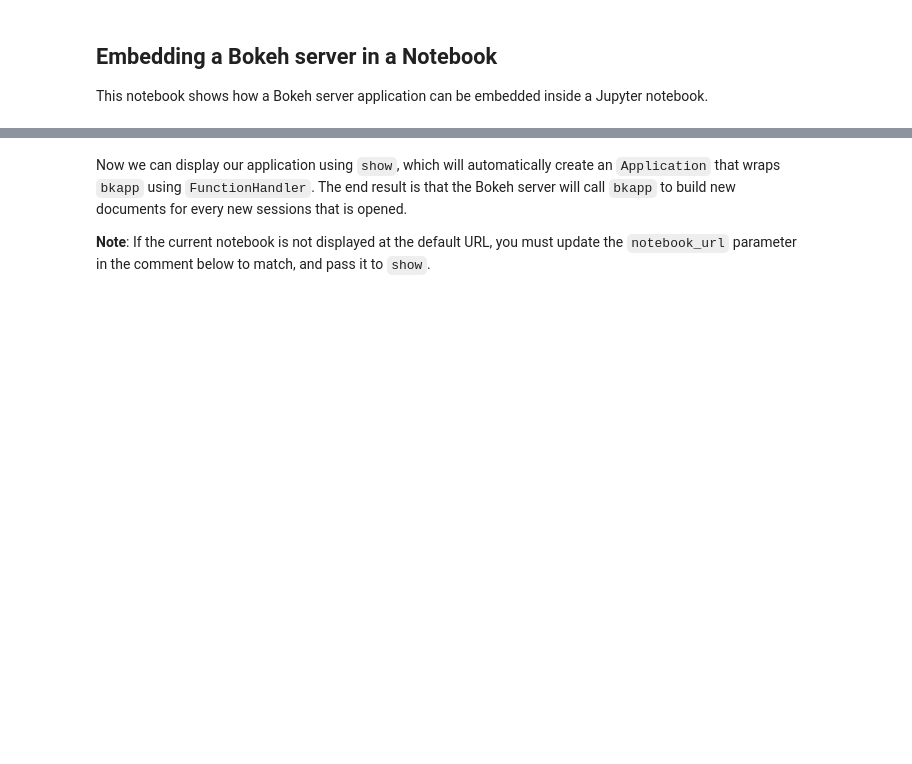
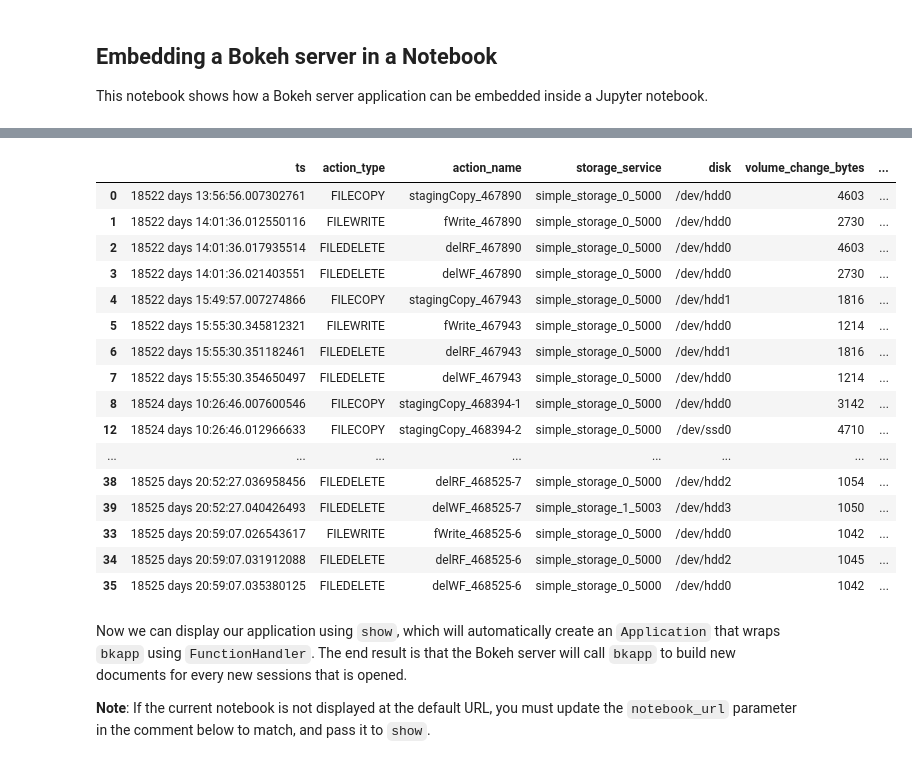
Before and after one commit to fives-simulator/fives, a Jupyter notebook: bokeh_server/trace_analysis.ipynb, the cells around one changed output, grey strips where cells are left out. Cells and saved outputs as stored; diff of their text form; code cells hidden in the pictures; blank space fills up the shorter version.

Commit message:
Small fixes in Controller and update in trace server

```diff
--- a/bokeh_server/trace_analysis.ipynb
+++ b/bokeh_server/trace_analysis.ipynb
@@ -203,0 +142,42 @@ def bkapp(doc):
+# %%
+## IMPORT STORAGE SERVICE ORIENTED IO TRACES AND CREATE TWO DATAFRAMES
+
+io_traces_storage_service = None
+with open("storage_service_operations.yml", "r", encoding="utf-8") as traces:
+    io_traces_storage_service = yaml.load(traces, Loader=yaml.SafeLoader)
+
+ss_io_columns = [
+    "ts",
+    "action_type",
+    "action_name",
+    "storage_service",
+    "disk",
+    "volume_change_bytes",
+    "total_allocation_server",
+    "total_used_volume_bytes_server",
+    "total_allocation_disk",
+    "total_used_volume_bytes_disk",
+]
+
+actions_detail = pd.DataFrame(io_traces_storage_service, columns=ss_io_columns)
+actions_detail = actions_detail.sort_values("ts")
+actions_detail["ts"] = actions_detail["ts"].apply(pd.to_timedelta, unit="s")
+actions_detail
+# %% [output]
+|  | ts | action_type | action_name | storage_service | disk | volume_change_bytes | ... |
+| 0 | 18522 days 13:56:56.007302761 | FILECOPY | stagingCopy_467890 | simple_storage_0_5000 | /dev/hdd0 | 4603 | ... |
+| 1 | 18522 days 14:01:36.012550116 | FILEWRITE | fWrite_467890 | simple_storage_0_5000 | /dev/hdd0 | 2730 | ... |
+| 2 | 18522 days 14:01:36.017935514 | FILEDELETE | delRF_467890 | simple_storage_0_5000 | /dev/hdd0 | 4603 | ... |
+| 3 | 18522 days 14:01:36.021403551 | FILEDELETE | delWF_467890 | simple_storage_0_5000 | /dev/hdd0 | 2730 | ... |
+| 4 | 18522 days 15:49:57.007274866 | FILECOPY | stagingCopy_467943 | simple_storage_0_5000 | /dev/hdd1 | 1816 | ... |
+| 5 | 18522 days 15:55:30.345812321 | FILEWRITE | fWrite_467943 | simple_storage_0_5000 | /dev/hdd0 | 1214 | ... |
+| 6 | 18522 days 15:55:30.351182461 | FILEDELETE | delRF_467943 | simple_storage_0_5000 | /dev/hdd1 | 1816 | ... |
+| 7 | 18522 days 15:55:30.354650497 | FILEDELETE | delWF_467943 | simple_storage_0_5000 | /dev/hdd0 | 1214 | ... |
+| 8 | 18524 days 10:26:46.007600546 | FILECOPY | stagingCopy_468394-1 | simple_storage_0_5000 | /dev/hdd0 | 3142 | ... |
+| 12 | 18524 days 10:26:46.012966633 | FILECOPY | stagingCopy_468394-2 | simple_storage_0_5000 | /dev/ssd0 | 4710 | ... |
+| ... | ... | ... | ... | ... | ... | ... | ... |
+| 38 | 18525 days 20:52:27.036958456 | FILEDELETE | delRF_468525-7 | simple_storage_0_5000 | /dev/hdd2 | 1054 | ... |
+| 39 | 18525 days 20:52:27.040426493 | FILEDELETE | delWF_468525-7 | simple_storage_1_5003 | /dev/hdd3 | 1050 | ... |
+| 33 | 18525 days 20:59:07.026543617 | FILEWRITE | fWrite_468525-6 | simple_storage_0_5000 | /dev/hdd0 | 1042 | ... |
+| 34 | 18525 days 20:59:07.031912088 | FILEDELETE | delRF_468525-6 | simple_storage_0_5000 | /dev/hdd2 | 1045 | ... |
+| 35 | 18525 days 20:59:07.035380125 | FILEDELETE | delWF_468525-6 | simple_storage_0_5000 | /dev/hdd0 | 1042 | ... |
```
Also changed, not shown: parts of 7 cells of this notebook, 4 other files.
